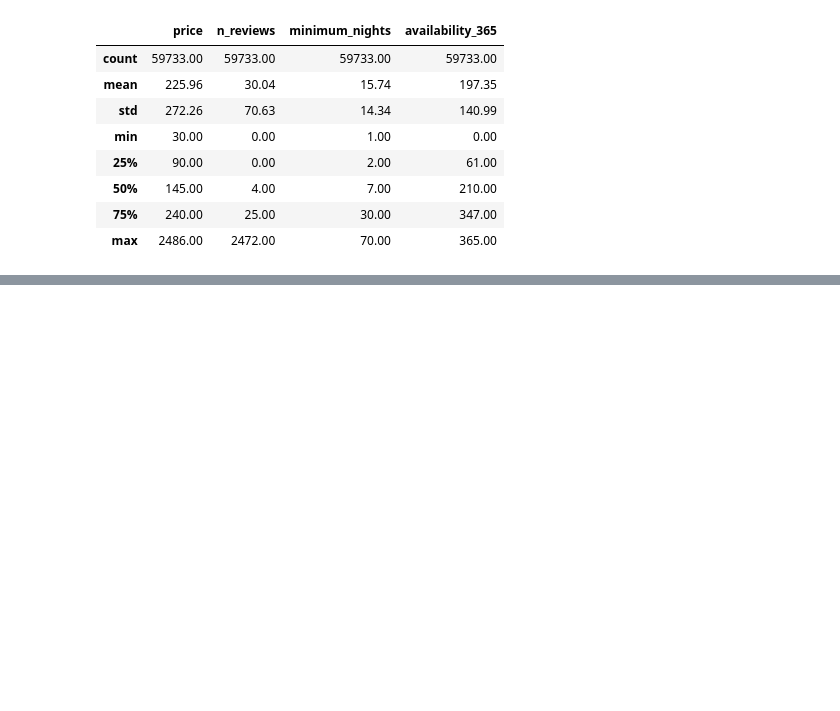
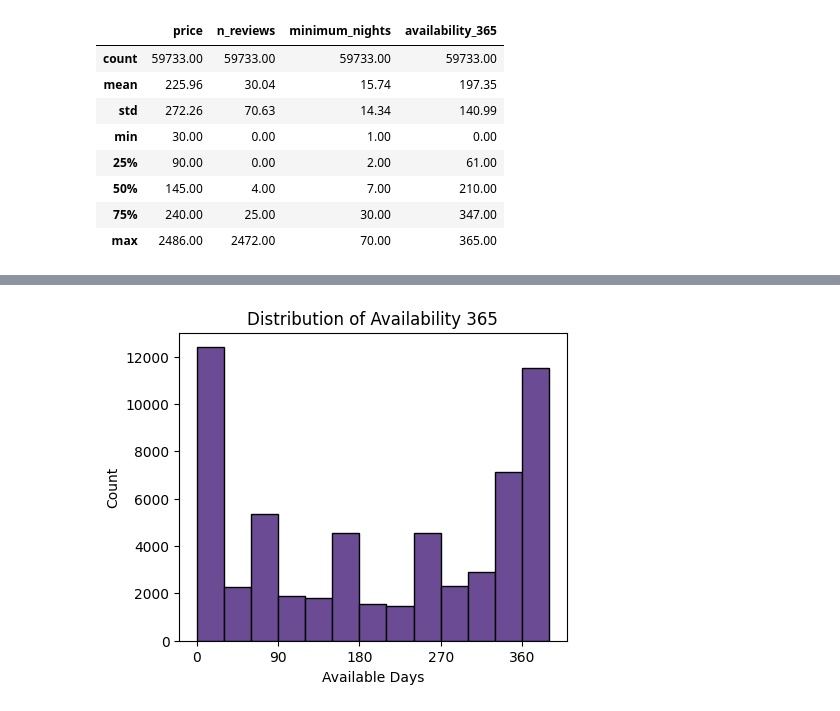
Before and after one commit to SameeckBhatia/Airbnb-ML-Economist, a Jupyter notebook: la_airbnb.ipynb, the cells around one changed output, grey strips where cells are left out. Saved outputs shown, nothing was run; the diff lists cells and outputs as text; code cells hidden in the pictures; blank space fills up the shorter version.

```diff
--- a/la_airbnb.ipynb
+++ b/la_airbnb.ipynb
@@ -111,0 +166,15 @@ cleaned_df[cols].describe().round(2)
+# %%
+# Plotting
+fig, ax = plt.subplots(figsize=(5, 4))
+ax.hist(cleaned_df["availability_365"], bins=bin_interval(0, 365, 30),
+        edgecolor=edge, color=fill)
+
+# Formatting
+ax.set_xticks(bin_interval(0, 360, 90))
+ax.set_title("Distribution of Availability 365")
+ax.set_xlabel("Available Days")
+ax.set_ylabel("Count")
+
+plt.show()
+# %% [output]
+[figure, added]
```
Also changed, not shown: parts of 6 cells of this notebook.
